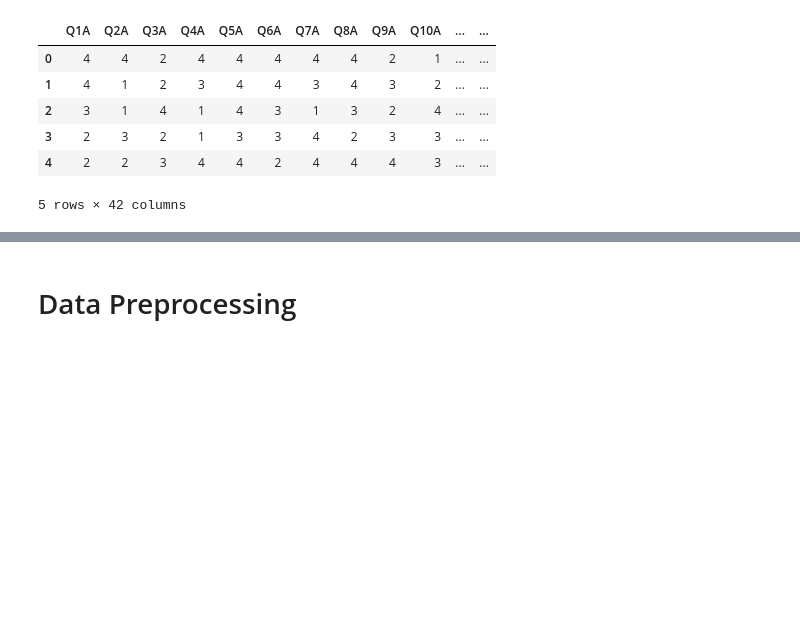
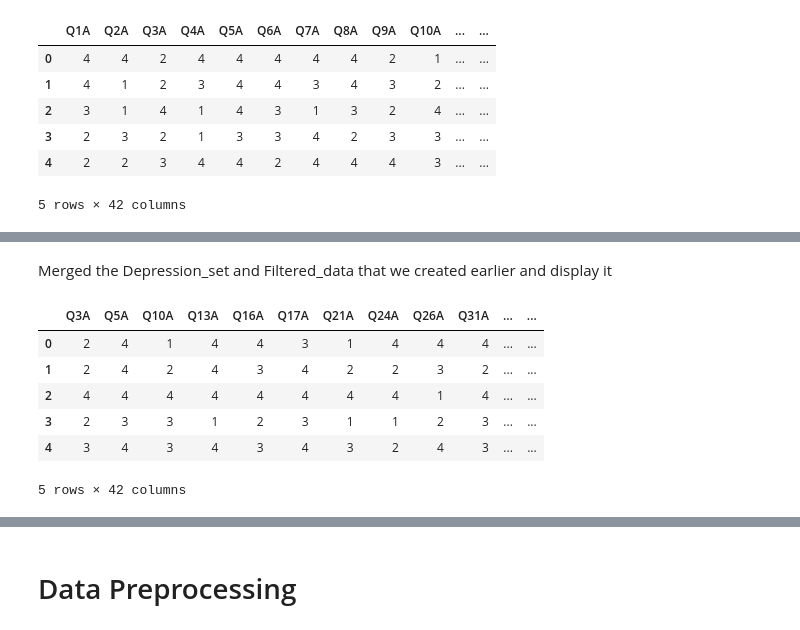
Before and after one commit to weihan444/ML-Hackathon, a Jupyter notebook: ML_Hackathon.ipynb, the cells around one changed output, grey strips where cells are left out. Saved outputs shown, nothing was run; the diff lists cells and outputs as text; code cells hidden in the pictures; blank space fills up the shorter version.

```diff
--- a/ML_Hackathon.ipynb
+++ b/ML_Hackathon.ipynb
@@ -461,0 +471,13 @@ anxiety=scores(anxiety)
+# %% [markdown]
+Merged the Depression_set and Filtered_data that we created earlier and display it
+# %%
+Depression_set=pd.merge(depression_set,Filtered_data,how='left',left_index=True,right_index=True)
+Depression_set.head()
+# %% [output]
+|  | Q3A | Q5A | Q10A | Q13A | Q16A | Q17A | Q21A | Q24A | Q26A | Q31A | ... | ... |
+| 0 | 2 | 4 | 1 | 4 | 4 | 3 | 1 | 4 | 4 | 4 | ... | ... |
+| 1 | 2 | 4 | 2 | 4 | 3 | 4 | 2 | 2 | 3 | 2 | ... | ... |
+| 2 | 4 | 4 | 4 | 4 | 4 | 4 | 4 | 4 | 1 | 4 | ... | ... |
+| 3 | 2 | 3 | 3 | 1 | 2 | 3 | 1 | 1 | 2 | 3 | ... | ... |
+| 4 | 3 | 4 | 3 | 4 | 3 | 4 | 3 | 2 | 4 | 3 | ... | ... |
+5 rows × 42 columns
```
Also changed, not shown: parts of 14 cells of this notebook.
